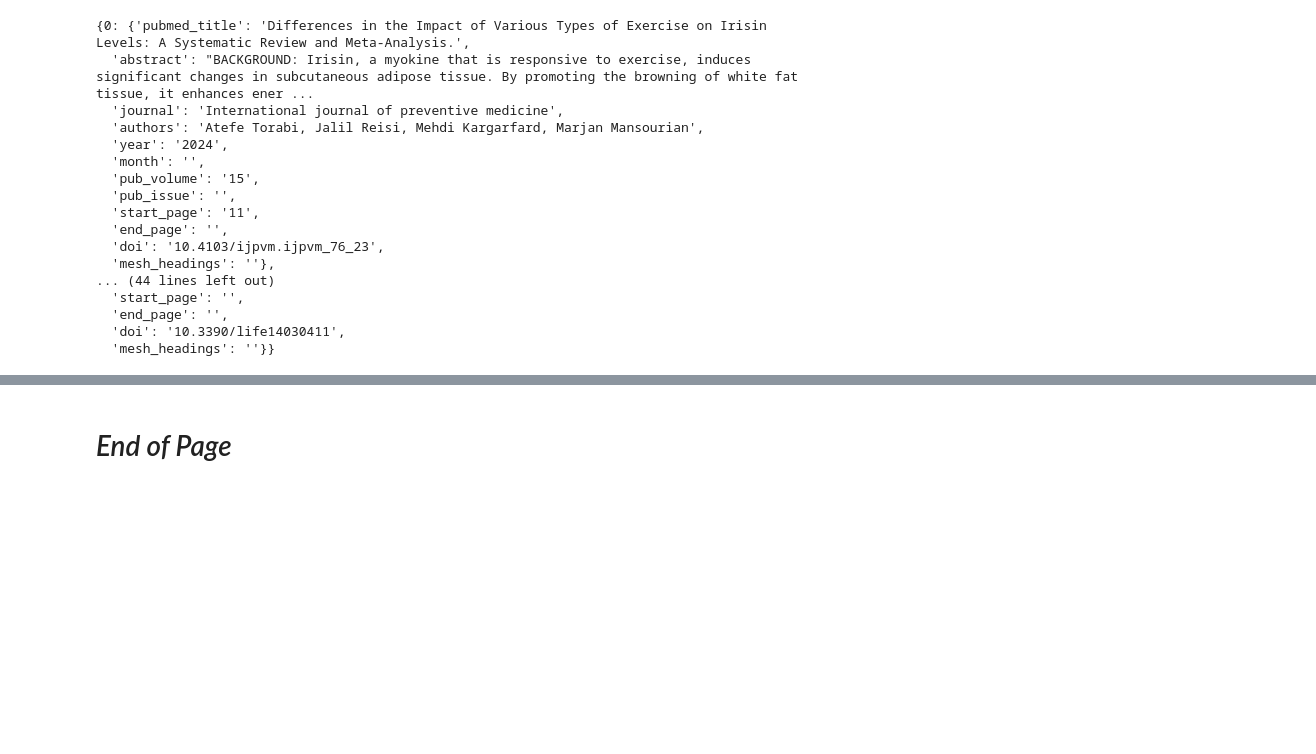
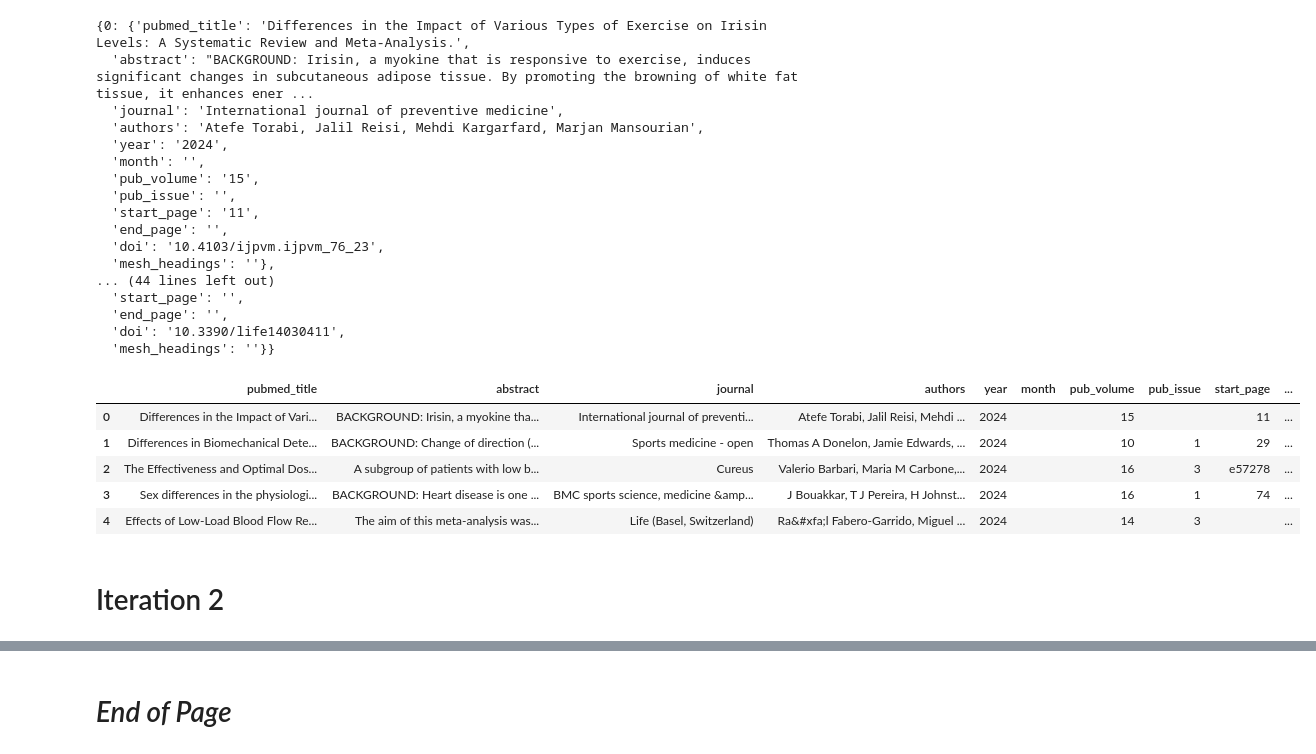
Before and after one commit to silvhua/pubmed-search, a Jupyter notebook: notebooks/2024-04-02 pubmed api.ipynb, the cells around one changed output, grey strips where cells are left out. Drawn from its saved outputs; the diff is of its cells as text; code cells hidden in the pictures; blank space fills up the shorter version.

```diff
--- a/notebooks/2024-04-02 pubmed api.ipynb
+++ b/notebooks/2024-04-02 pubmed api.ipynb
@@ -251,3 +252,14 @@ Number of abstract sections: 1
   'end_page': '',
   'doi': '10.3390/life14030411',
   'mesh_headings': ''}}
+# %%
+pd.DataFrame(result_dict[iteration +0.02]).transpose()
+# %% [output]
+|  | pubmed_title | abstract | journal | authors | year | month | pub_volume | pub_issue | start_page | ... |
+| 0 | Differences in the Impact of Vari... | BACKGROUND: Irisin, a myokine tha... | International journal of preventi... | Atefe Torabi, Jalil Reisi, Mehdi ... | 2024 |  | 15 |  | 11 | ... |
+| 1 | Differences in Biomechanical Dete... | BACKGROUND: Change of direction (... | Sports medicine - open | Thomas A Donelon, Jamie Edwards, ... | 2024 |  | 10 | 1 | 29 | ... |
+| 2 | The Effectiveness and Optimal Dos... | A subgroup of patients with low b... | Cureus | Valerio Barbari, Maria M Carbone,... | 2024 |  | 16 | 3 | e57278 | ... |
+| 3 | Sex differences in the physiologi... | BACKGROUND: Heart disease is one ... | BMC sports science, medicine &amp... | J Bouakkar, T J Pereira, H Johnst... | 2024 |  | 16 | 1 | 74 | ... |
+| 4 | Effects of Low-Load Blood Flow Re... | The aim of this meta-analysis was... | Life (Basel, Switzerland) | Ra&#xfa;l Fabero-Garrido, Miguel ... | 2024 |  | 14 | 3 |  | ... |
+# %% [markdown]
+# Iteration 2
```
Also changed, not shown: parts of 8 cells of this notebook, 1 other file.
